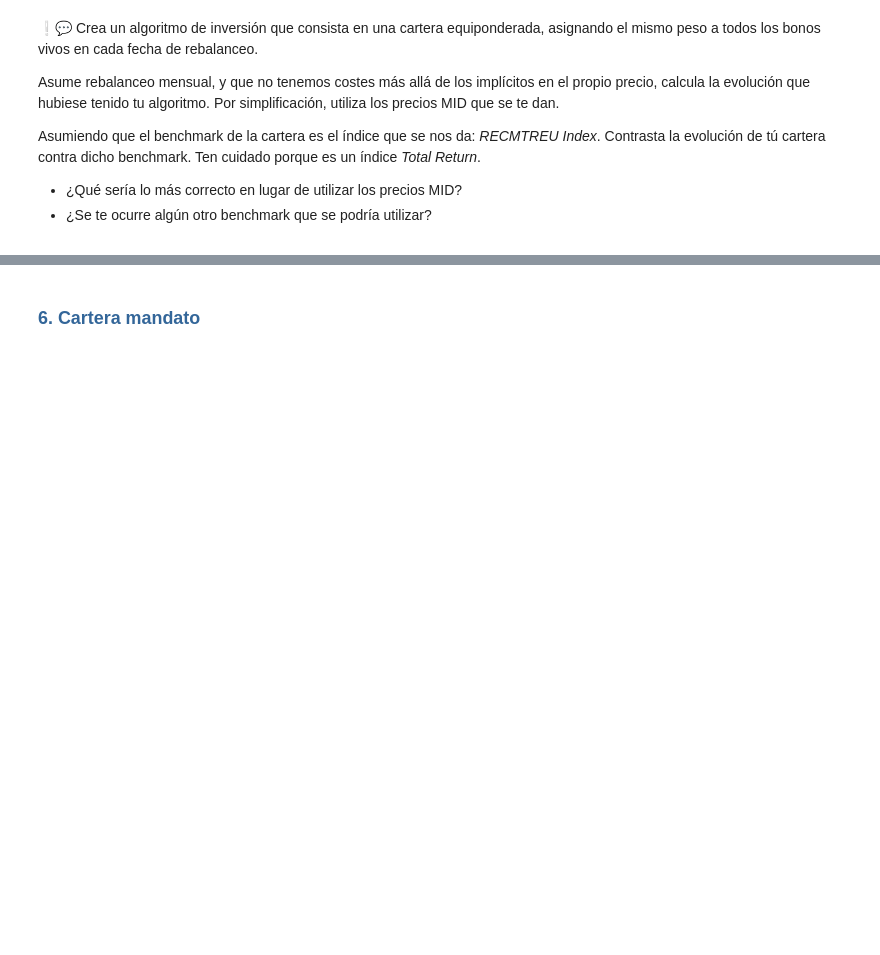
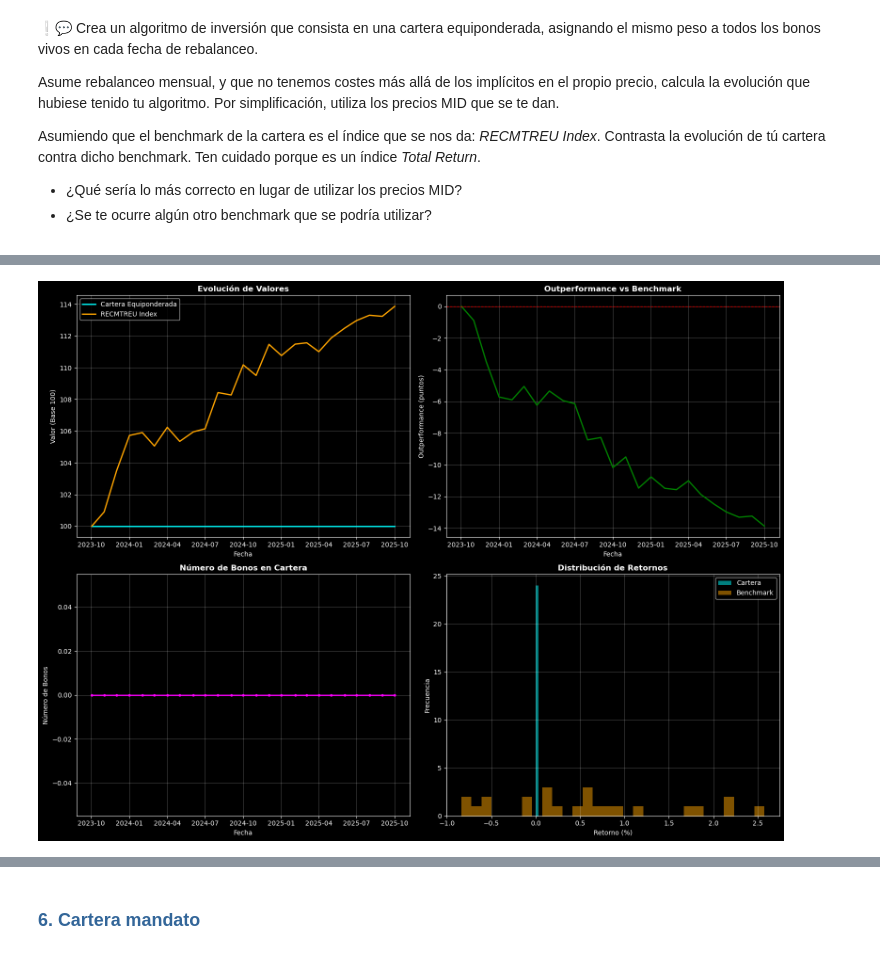
Before and after one commit to Romequinco/TAREA_RENTA_FIJA_1, a Jupyter notebook: src/TallerRF_AnálisisCartera_Enunciado_Josep.ipynb, the cells around one changed output, grey strips where cells are left out. Saved outputs shown, nothing was run; the diff lists cells and outputs as text; code cells hidden in the pictures; blank space fills up the shorter version.

Commit message:
cambios ejercicio4

```diff
--- a/src/TallerRF_AnálisisCartera_Enunciado_Josep.ipynb
+++ b/src/TallerRF_AnálisisCartera_Enunciado_Josep.ipynb
@@ -2148,17 +2715,6 @@ Asumiendo que el benchmark de la cartera es el índice que se nos da: *RECMTREU
 # Construimos una cartera equiponderada y hacemos backtest comparando con benchmark
 # ============================================================================
 
-# Cargar precios históricos (usando el mismo método que en el apartado 1)
-print("Cargando precios históricos...")
-file_path = '../data/precios_historicos_universo.csv'
-
-# 1. CARGA DE DATOS
-precios_universo = pd.read_csv(
-    file_path,
-    sep=';',
-    decimal='.',
-    na_values=['#N/D', ' ', 'NA', 'nan', 'N/A']
-)
 
 # 2. PREPARACIÓN Y TRANSPOSICIÓN
 # Renombramos la primera columna a 'Date' y la establecemos como el índice.
@@ -2177,7 +2733,18 @@ precios_historicos_universo.index = pd.to_datetime(
     errors='coerce'
 )
 
+# 4. Limpieza adicional: eliminar filas completamente nulas y hacer forward fill
+# (igual que en el apartado 1)
+precios_historicos_universo = precios_historicos_universo.dropna(how='all').ffill(axis=1)
+
+# Normalizar el índice de fechas (asegurar que no tenga componente de hora)
+precios_historicos_universo.index = pd.to_datetime(precios_historicos_universo.index).normalize()
+
 print(f"Precios históricos cargados: {len(precios_historicos_universo)} fechas, {len(precios_historicos_universo.columns)} ISINs")
+print(f"Estructura: índice = fechas, columnas = ISINs")
+print(f"Primeras fechas: {precios_historicos_universo.index[:5].tolist()}")
+print(f"Primeros 5 ISINs en precios: {list(precios_historicos_universo.columns[:5])}")
+print(f"Primeros 5 ISINs en universo: {list(universo['ISIN'].head()) if 'ISIN' in universo.columns else 'No hay columna ISIN'}")
 
 # Cargar benchmark (RECMTREU)
 precios_varios = pd.read_csv('../data/precios_historicos_varios.csv',
@@ -2212,31 +2779,55 @@ for fecha in fechas_disponibles:
         mes_actual = fecha.month
         año_actual = fecha.year
 
-fechas_rebalanceo = pd.DatetimeIndex(fechas_rebalanceo)
+# Convertir a DatetimeIndex y normalizar para asegurar formato consistente
+fechas_rebalanceo = pd.DatetimeIndex([pd.to_datetime(f).normalize() for f in fechas_rebalanceo])
 
 print(f"Fechas de rebalanceo: {len(fechas_rebalanceo)}")
 if len(fechas_rebalanceo) > 0:
-    print(f"Rango: {fechas_rebalanceo[0].date()} a {fechas_rebalanceo[-1].date()}")
-    print(f"Primeras 5 fechas: {[f.date() for f in fechas_rebalanceo[:5]]}")
+    print(f"Rango: {fechas_rebalanceo[0]} a {fechas_rebalanceo[-1]}")
+    print(f"Primeras 5 fechas: {fechas_rebalanceo[:5].tolist()}")
 else:
     print("No se encontraron fechas disponibles en el rango especificado")
 
 # Función auxiliar para encontrar la fecha más cercana disponible
 def encontrar_fecha_cercana(fecha, precios_df):
     """Encuentra la fecha más cercana disponible en el DataFrame de precios."""
-    if fecha in precios_df.index:
-        return fecha
+    # Normalizar fecha a pd.Timestamp para comparación consistente
+    if isinstance(fecha, datetime.date):
+        fecha = pd.to_datetime(fecha)
+    elif not isinstance(fecha, pd.Timestamp):
+        fecha = pd.to_datetime(fecha)
+
+    # Normalizar a fecha sin hora para comparar solo fechas
+    fecha_normalizada = fecha.normalize() if hasattr(fecha, 'normalize') else fecha
+
+    # Normalizar índice del DataFrame también
+    try:
+        indice_normalizado = precios_df.index.normalize()
+    except:
+        indice_normalizado = precios_df.index
+
+    # Buscar fecha exacta
+    if fecha_normalizada in indice_normalizado:
+        idx_pos = indice_normalizado.get_loc(fecha_normalizada)
+        return precios_df.index[idx_pos]
 
     # Buscar la fecha más cercana anterior
-    fechas_disponibles = precios_df.index[precios_df.index <= fecha]
+    fechas_disponibles = indice_normalizado[indice_normalizado <= fecha_normalizada]
     if len(fechas_disponibles) > 0:
-        return fechas_disponibles[-1]
+        fecha_encontrada = fechas_disponibles[-1]
+        idx_pos = indice_normalizado.get_loc(fecha_encontrada)
+        return precios_df.index[idx_pos]
 
     return None
 
 # Función para obtener bonos vivos en una fecha
 def obtener_bonos_vivos(fecha, universo_df, precios_df):
     """Obtiene los bonos vivos (disponibles) en una fecha dada."""
+    # Convertir fecha a datetime si es date
+    if isinstance(fecha, datetime.date):
+        fecha = pd.to_datetime(fecha)
+
     # Encontrar fecha más cercana disponible
     fecha_disponible = encontrar_fecha_cercana(fecha, precios_df)
     if fecha_disponible is None:
@@ -2255,7 +2846,8 @@ def obtener_bonos_vivos(fecha, universo_df, precios_df):
     # Filtrar bonos con precio disponible en la fecha más cercana
     if fecha_disponible in precios_df.index:
         precios_fecha = precios_df.loc[fecha_disponible]
-        isins_con_precio = precios_fecha.dropna().index.tolist()
+        # Obtener ISINs con precio válido (no nulo y > 0)
+        isins_con_precio = precios_fecha[precios_fecha.notna() & (precios_fecha > 0)].index.tolist()
         bonos_vivos = bonos_vivos[bonos_vivos['ISIN'].isin(isins_con_precio)]
 
     return bonos_vivos
@@ -2301,11 +2893,21 @@ else:
     valor_cartera = 100.0  # Valor inicial = 100
     valor_benchmark = 100.0
 
+    # Información de depuración
+    print(f"\nIniciando backtest con {len(fechas_rebalanceo)} fechas de rebalanceo...")
+
     for i, fecha in enumerate(fechas_rebalanceo):
         # Obtener bonos vivos
         bonos_vivos = obtener_bonos_vivos(fecha, universo, precios_historicos_universo)
 
         n_bonos = len(bonos_vivos)
+
+        # Información de depuración para las primeras iteraciones
+        if i < 3:
+            print(f"\nFecha {i+1}/{len(fechas_rebalanceo)}: {fecha.date()}")
+            print(f"  Bonos vivos encontrados: {n_bonos}")
+            if n_bonos > 0:
+                print(f"  Primeros 3 ISINs: {bonos_vivos['ISIN'].head(3).tolist()}")
 
         # Calcular rentabilidad de la cartera solo si hay bonos vivos
         if n_bonos > 0 and i > 0:
@@ -2320,6 +2922,12 @@ else:
                 fecha_anterior, fecha, isins, pesos, precios_historicos_universo
             )
             valor_cartera *= (1 + retorno_cartera)
+        elif i == 0:
+            # Primera fecha: mantener valor inicial
+            pass
+        elif n_bonos == 0:
+            # No hay bonos vivos: mantener el valor anterior (sin cambios)
+            pass
 
         # Calcular rentabilidad benchmark (siempre, para tener la comparativa completa)
         if i > 0:
@@ -2456,0 +3072 @@ No se generaron resultados del backtest
+[figure, added]
```
Also changed, not shown: parts of 10 cells of this notebook.
